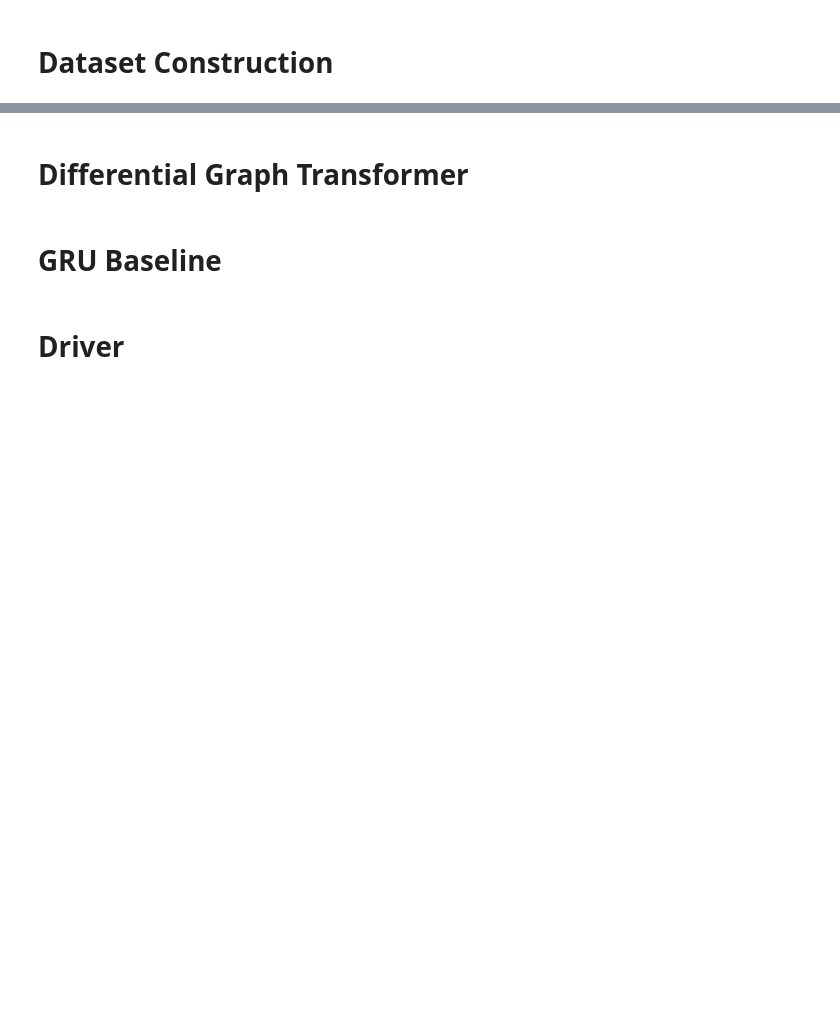
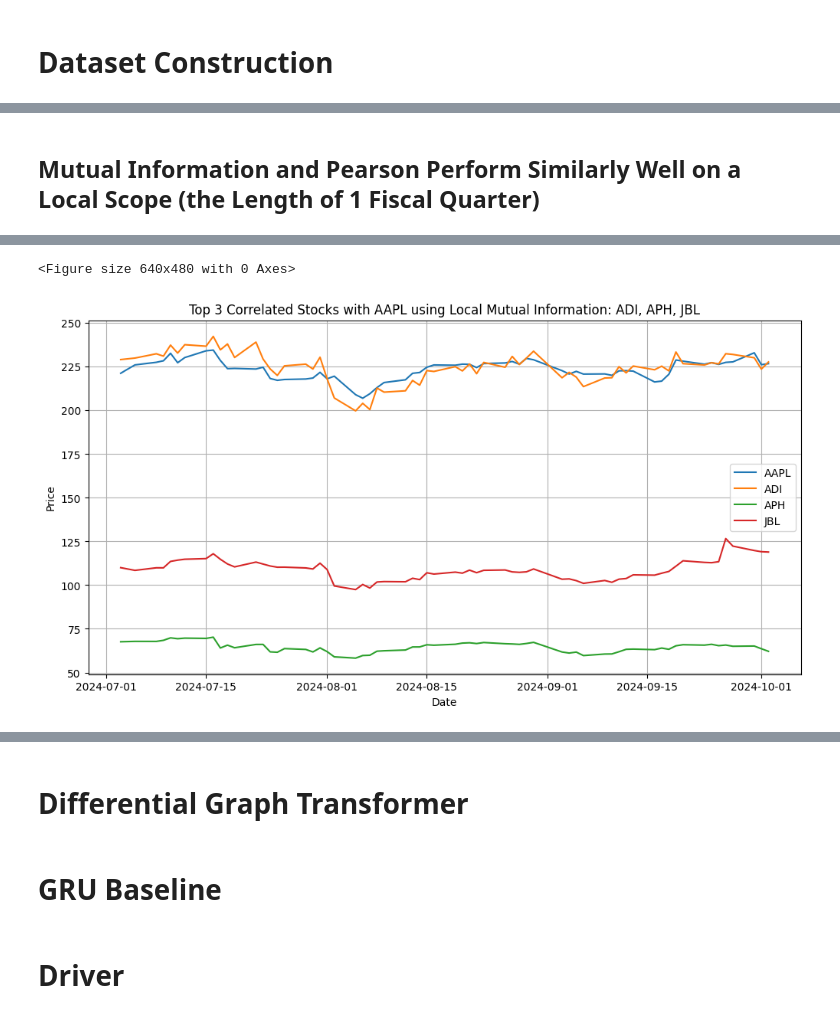
Before and after one commit to AlienKevin/cs224w-stock-market-prediction, a Jupyter notebook: train.ipynb, the cells around one changed output, grey strips where cells are left out. Cells and saved outputs as stored; diff of their text form; code cells hidden in the pictures; blank space fills up the shorter version.

```diff
--- a/train.ipynb
+++ b/train.ipynb
@@ -2,0 +100,5 @@
+# %% [markdown]
+## Mutual Information and Pearson Perform Similarly Well on a Local Scope (the Length of 1 Fiscal Quarter)
+# %%
+plot_most_correlated_stocks('AAPL', 'mi', 'local_corr_38')
+# %% [output]
@@ -2,0 +113,2 @@
+<Figure size 640x480 with 0 Axes>
+[figure, added]
```
Also changed, not shown: parts of 43 cells of this notebook.
